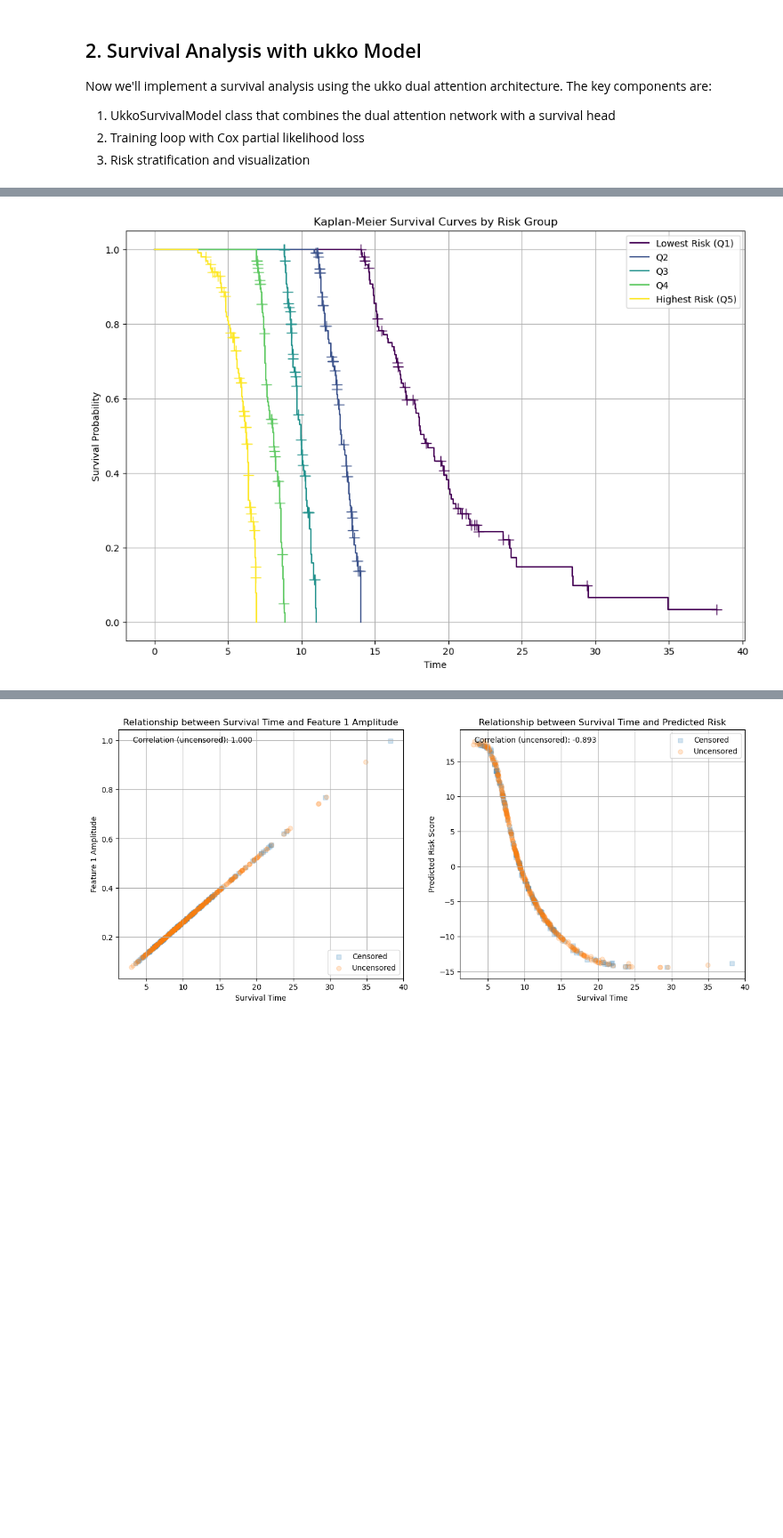
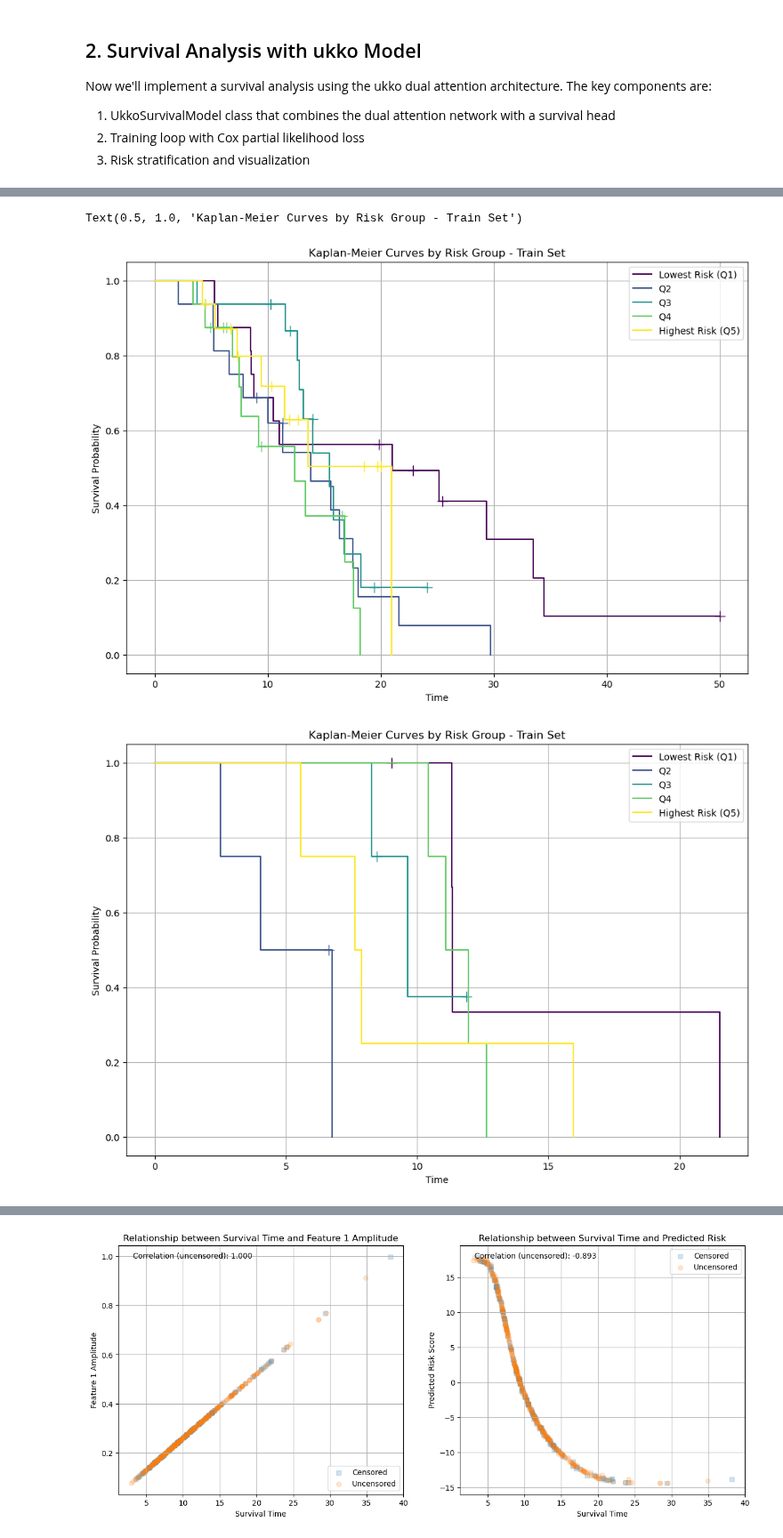
Before and after one commit to eric-fey-hus/ukko, a Jupyter notebook: Survival_test_ukko_sinewave.ipynb, the cells around one changed output, grey strips where cells are left out. Shown at 89% size. Drawn from its saved outputs; the diff is of its cells as text; code cells hidden in the pictures; blank space fills up the shorter version.

```diff
--- a/Survival_test_ukko_sinewave.ipynb
+++ b/Survival_test_ukko_sinewave.ipynb
@@ -183,5 +256,5 @@ def plot_survival_features(dataset, sample_indices=None):
 # %%
-# Example usage
+# Nonliear sine wave dataset with survival times
 dataset = SurvivalSineWaveDataset(
     n_samples=100,
     n_features=3,
@@ -189,13 +262,14 @@ dataset = SurvivalSineWaveDataset(
     shape=5,
     scale=10.0,
     censoring=0.3,
-    noise_level=0.0
+    noise_level=0.0,
+    nonlinear=True
 )
 
-print(dataset)
+#print(dataset)
 
 # Plot examples
-fig = plot_survival_features(dataset)
+fig = plot_survival_features(dataset, sample_indices=[0, 1, 2, 3, 4])
 plt.show()
 
 # Plot KM curve for the dataset
@@ -236,7 +312,7 @@ import torchsurv.loss.cox as tscox
 # Define the Ukko Survival model
 class UkkoSurvivalModel(nn.Module):
     def __init__(self, sequence_length, n_features,
-                 d_model=32, n_heads=4, dropout=0.1, n_modules=2):
+                 d_model=64, n_heads=4, dropout=0.1, n_modules=3):
         super().__init__()
         self.attention_net = DualAttentionRegressor1(
             n_features=n_features,
@@ -263,8 +339,6 @@ class UkkoSurvivalModel(nn.Module):
 # batch_size = 32
 # train_loader = DataLoader(survival_dataset, batch_size=batch_size, shuffle=True)
 
+batch_size =  dataset.__len__()
+print(f"Batch size: {batch_size}")
 train_loader = DataLoader(dataset, batch_size=batch_size, shuffle=True)
-
-# Initialize model and optimizer
-model = UkkoSurvivalModel(sequence_length=dataset.sequence_length, n_features=dataset.n_features)
-optimizer = torch.optim.Adam(model.parameters(), lr=0.001)
@@ -431,7 +524,7 @@ def stratify_and_plot(survival_data, risk_scores, n_groups=4):
     cutoffs = np.quantile(survival_data['predicted_risk'], quantiles)
 
     # Plot KM curves
-    plt.figure(figsize=(12, 8))
+    fig = plt.figure(figsize=(12, 8))
 
     # Create color map for groups
     colors = plt.cm.viridis(np.linspace(0, 1, n_groups))
@@ -463,22 +556,51 @@ def stratify_and_plot(survival_data, risk_scores, n_groups=4):
     plt.ylabel('Survival Probability')
     plt.grid(True)
     plt.legend()
-    plt.show()
+    #plt.show()
 
-    return cutoffs
+    return fig, cutoffs
+
+# Model performance evaluation:
+# For TensorDataset use .tesnsors, for SurvivalSineWaveDataset use .data
+# X =  train_loader.dataset.tensors[0].cpu()
+indices = train_loader.dataset.indices
+X = train_loader.dataset.dataset.data[indices].data.cpu()  # get features of training set
+print(f"X.shape: {X.shape}")
+#.data.cpu()
 
 # Generate risk scores using the trained model
-model.eval()
+model.eval().to('cpu')
 with torch.no_grad():
     risk_scores, feat_weights, time_weights = model(X)
     risk_scores = risk_scores.numpy()
 
 # Create stratification plot
 sur_df = pd.DataFrame({
-    'observed_time': dataset.observed_times.numpy(),
-    'event_observed': dataset.events.numpy()
+    'observed_time': dataset.observed_times[indices].numpy(),
+    'event_observed': dataset.events[indices].numpy()
 })
-cutoffs = stratify_and_plot(sur_df, risk_scores, n_groups=5)
+fig, cutoffs = stratify_and_plot(sur_df, risk_scores, n_groups=5)
+fig.gca().set_title('Kaplan-Meier Curves by Risk Group - Train Set')
+
+# Val set:
+indices = val_loader.dataset.indices
+X = val_loader.dataset.dataset.data[indices].data.cpu()  # get features of training set
+print(f"X.shape: {X.shape}")
+#.data.cpu()
+
+# Generate risk scores using the trained model
+model.eval().to('cpu')
+with torch.no_grad():
+    risk_scores, feat_weights, time_weights = model(X)
+    risk_scores = risk_scores.numpy()
+
+# Create stratification plot
+sur_df = pd.DataFrame({
+    'observed_time': dataset.observed_times[indices].numpy(),
+    'event_observed': dataset.events[indices].numpy()
+})
+fig, cutoffs = stratify_and_plot(sur_df, risk_scores, n_groups=5)
+fig.gca().set_title('Kaplan-Meier Curves by Risk Group - Train Set')
 
 # # Visualize attention weights
 # plt.figure(figsize=(15, 5))
@@ -518 +647,3 @@ Highest Risk (Q5) size: 100
+Text(0.5, 1.0, 'Kaplan-Meier Curves by Risk Group - Train Set')
-[figure, old version]
+[figure, new version]
+[figure, added]
```
Also changed, not shown: parts of 12 cells of this notebook.
